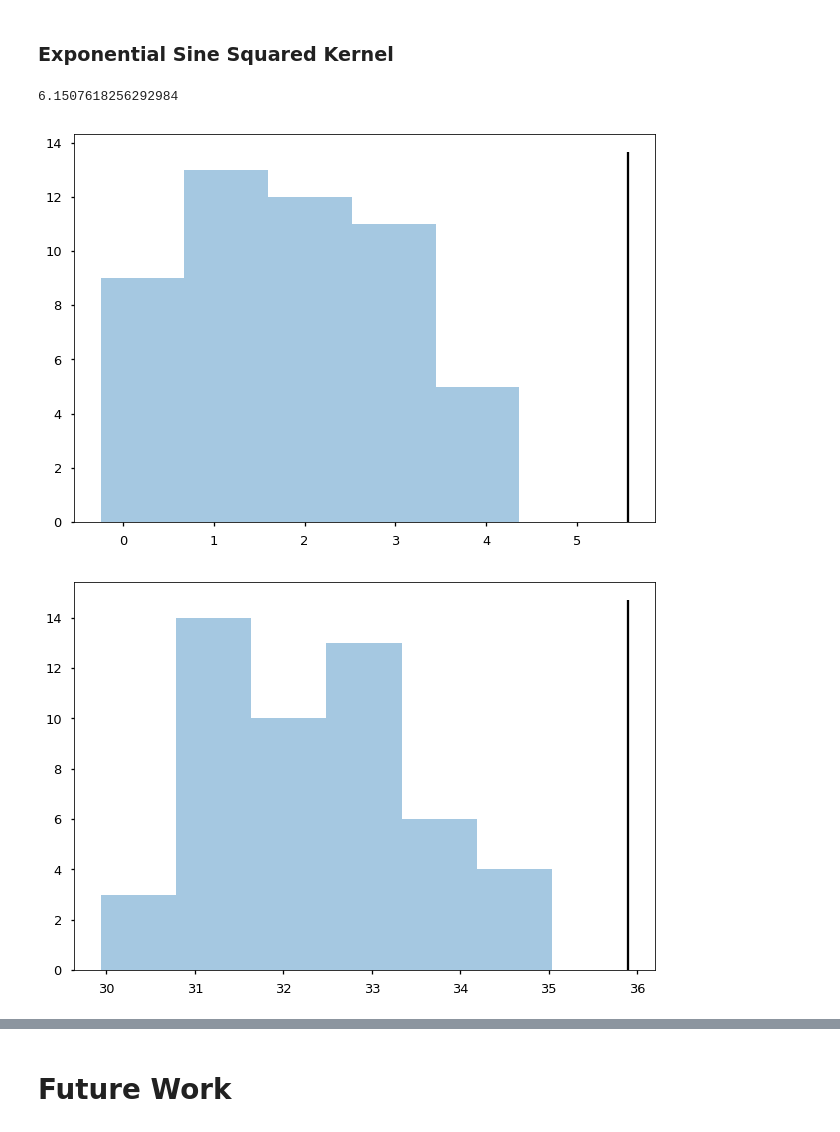
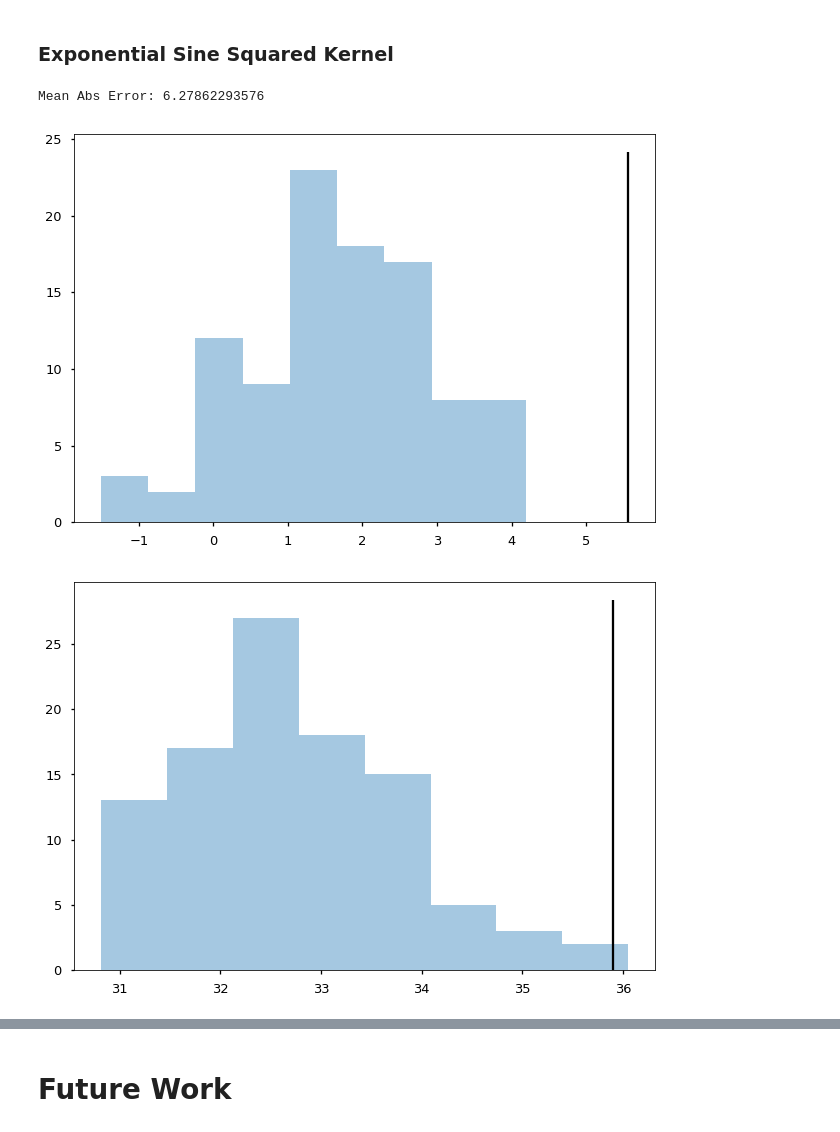
Before and after one commit to colby-j-wise/Probabilistic_Programming, a Jupyter notebook: FinalProject.ipynb, the cells around one changed output, grey strips where cells are left out. Drawn from its saved outputs; the diff is of its cells as text; code cells hidden in the pictures.

```diff
--- a/FinalProject.ipynb
+++ b/FinalProject.ipynb
@@ -381,35 +381,21 @@ visualizations.vis_gp(x, y, kernels.RationalQuadratic, indicator_cols, 10, kerne
 # %%
 y = tf.constant(y_train_raw.as_matrix())
 x = tf.constant(x_train)
 x_star = tf.constant(x_test)
 
 f, v, logp = gp_reg_invert_K(x, y, x_star, kernels.ExpSineSquared, kernel_params=[0.5, 9.0, 3.0])
 
 mean = np.reshape(f.eval(session=tf.Session()), -1)
 covariance = v.eval(session=tf.Session())
 post_predictive_gp = tf.contrib.distributions.MultivariateNormalFullCovariance(loc=mean, covariance_matrix=covariance)
 
 sample = post_predictive_gp.sample().eval(session=tf.Session())
 
 err = np.abs(sample - y_test_raw.as_matrix())
-err.mean()
+print("Mean Abs Error:", err.mean())
+
+critiques.min_max_gp_ppc(post_predictive_gp, y_test_raw["trip_duration"], 100)
 # %% [output]
-6.1507618256292984
+Mean Abs Error: 6.27862293576
+[figure, added]
+[figure, added]
-# %%
-with tf.Session() as sess:
-    samples = post_predictive_gp.sample([50])
-    mins = tf.reduce_min(samples, axis=1).eval(session=sess)
-    maxes = tf.reduce_max(samples, axis=1).eval(session=sess)
-
-ax = sns.distplot(mins, kde=False)
-max_val = ax.get_ylim()[1]
-plt.vlines([min(y_test_raw["trip_duration"])], ymin=0.0, ymax=max_val)
-plt.show()
-
-ax = sns.distplot(maxes, kde=False)
-max_val = ax.get_ylim()[1]
-plt.vlines(max(y_test_raw["trip_duration"]), ymin=0.0, ymax=max_val)
-plt.show()
-# %% [output]
-[figure, removed]
-[figure, removed]
```
Also changed, not shown: parts of 1 cell of this notebook, 1 other file.
